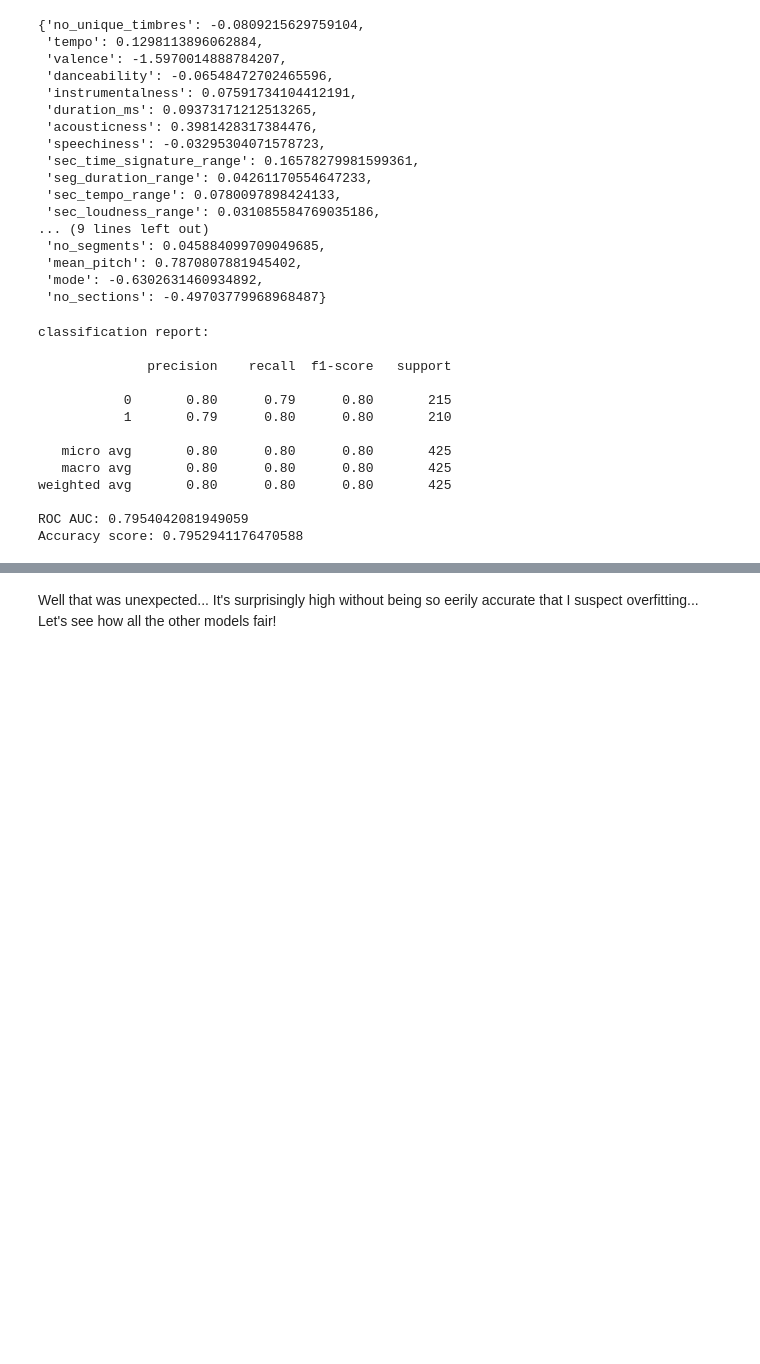
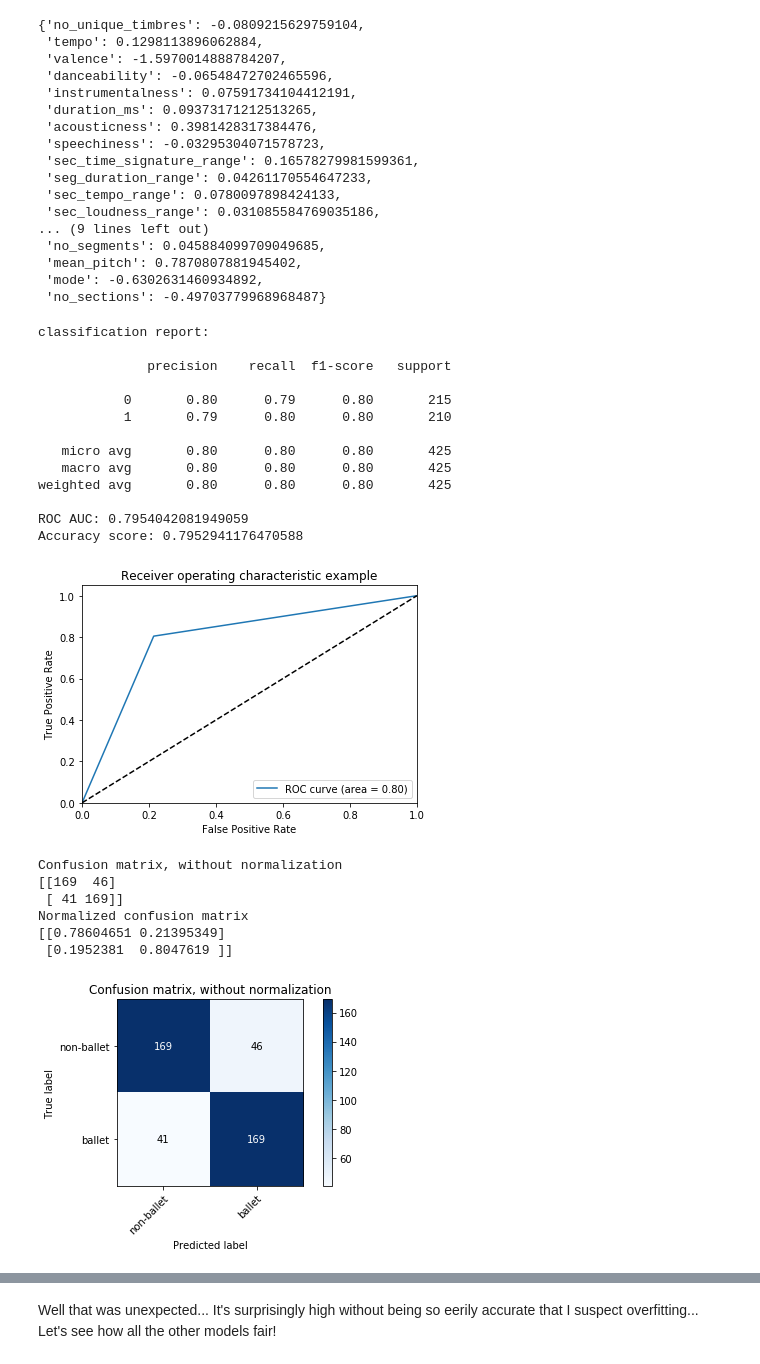
Before and after one commit to h-parker/ballet-or-not, a Jupyter notebook: model_building.ipynb, the cells around one changed output, grey strips where cells are left out. Drawn from its saved outputs; the diff is of its cells as text; code cells hidden in the pictures; blank space fills up the shorter version.

```diff
--- a/model_building.ipynb
+++ b/model_building.ipynb
@@ -153,17 +259,27 @@ coefs
  'no_sections': -0.49703779968968487}
 # %%
 evaluation(y_test, y_pred)
+plot_roc_curve(y_test, y_pred)
+plt_cm()
 # %% [output]
 classification report:
 
               precision    recall  f1-score   support
 
            0       0.80      0.79      0.80       215
            1       0.79      0.80      0.80       210
 
    micro avg       0.80      0.80      0.80       425
    macro avg       0.80      0.80      0.80       425
 weighted avg       0.80      0.80      0.80       425
 
 ROC AUC: 0.7954042081949059
 Accuracy score: 0.7952941176470588
+[figure, added]
+Confusion matrix, without normalization
+[[169  46]
+ [ 41 169]]
+Normalized confusion matrix
+[[0.78604651 0.21395349]
+ [0.1952381  0.8047619 ]]
+[figure, added]
```
Also changed, not shown: parts of 35 cells of this notebook.
